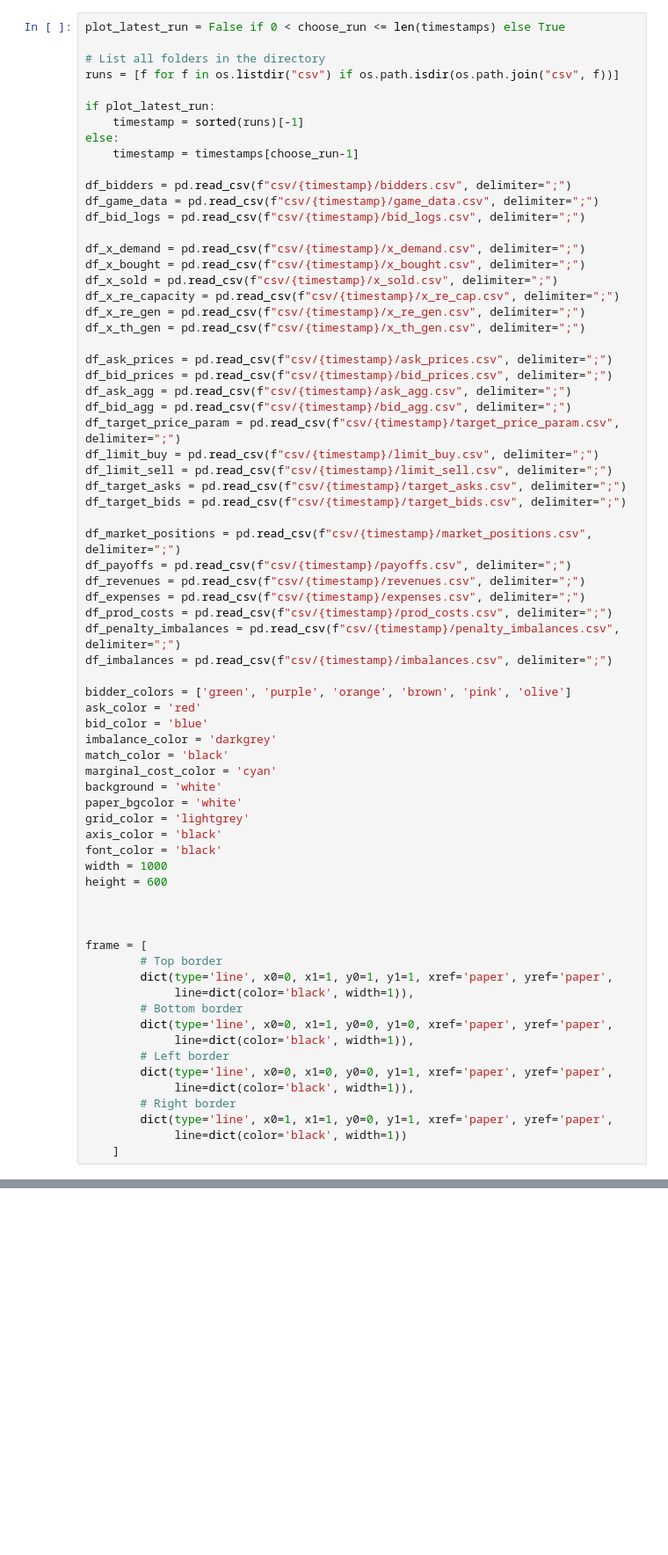
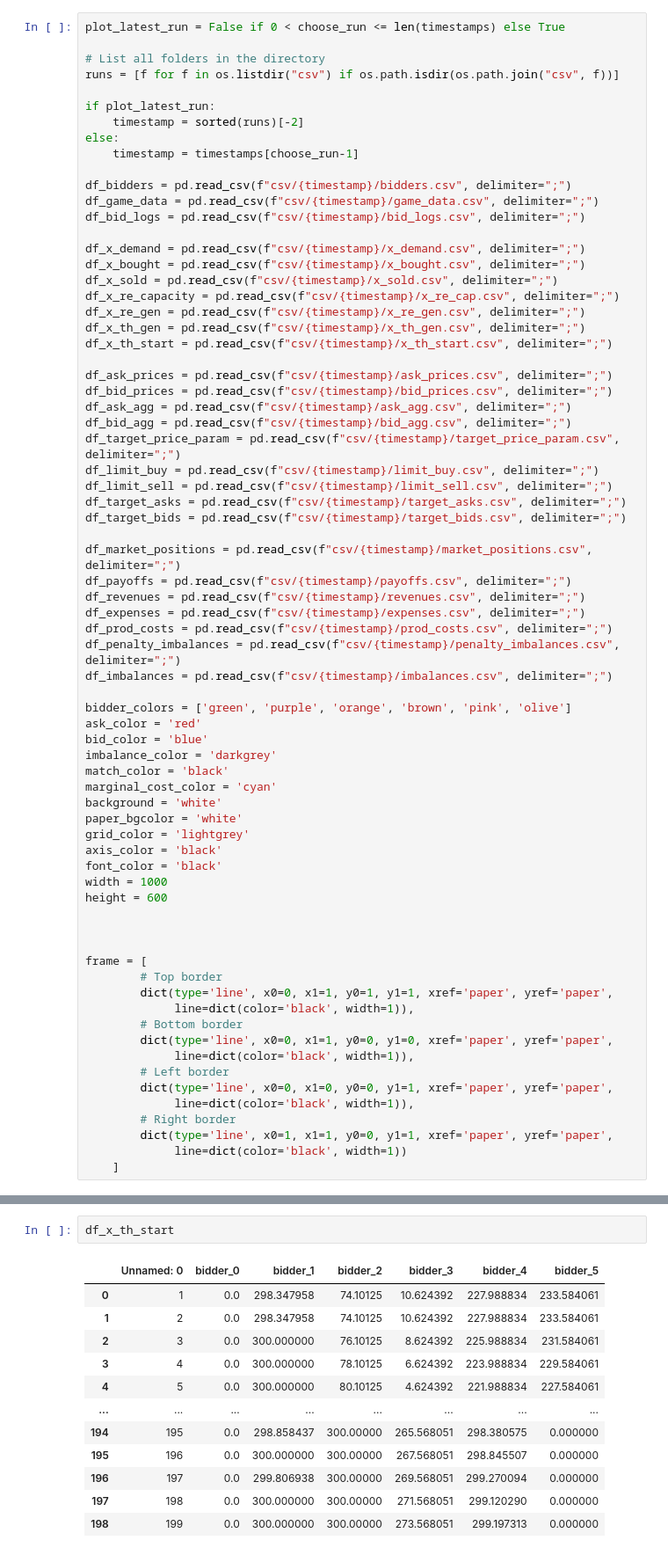
Before and after one commit to KenFelder/Spot-Market-Bidding, a Jupyter notebook: Sketchbook.ipynb, the cells around one changed output, grey strips where cells are left out. Shown at 88% size. Drawn from its saved outputs; the diff is of its cells as text; blank space fills up the shorter version.

```diff
--- a/Sketchbook.ipynb
+++ b/Sketchbook.ipynb
@@ -29,7 +34,7 @@ plot_latest_run = False if 0 < choose_run <= len(timestamps) else True
 runs = [f for f in os.listdir("csv") if os.path.isdir(os.path.join("csv", f))]
 
 if plot_latest_run:
-    timestamp = sorted(runs)[-1]
+    timestamp = sorted(runs)[-2]
 else:
     timestamp = timestamps[choose_run-1]
 
@@ -43,6 +48,7 @@ df_x_sold = pd.read_csv(f"csv/{timestamp}/x_sold.csv", delimiter=";")
 df_x_re_capacity = pd.read_csv(f"csv/{timestamp}/x_re_cap.csv", delimiter=";")
 df_x_re_gen = pd.read_csv(f"csv/{timestamp}/x_re_gen.csv", delimiter=";")
 df_x_th_gen = pd.read_csv(f"csv/{timestamp}/x_th_gen.csv", delimiter=";")
+df_x_th_start = pd.read_csv(f"csv/{timestamp}/x_th_start.csv", delimiter=";")
 
 df_ask_prices = pd.read_csv(f"csv/{timestamp}/ask_prices.csv", delimiter=";")
 df_bid_prices = pd.read_csv(f"csv/{timestamp}/bid_prices.csv", delimiter=";")
@@ -974,0 +739,15 @@ def calc_target_price(lambda_hat, lambda_max, limit_buy, limit_sell, aggressiven
+# %%
+df_x_th_start
+# %% [output]
+|  | Unnamed: 0 | bidder_0 | bidder_1 | bidder_2 | bidder_3 | bidder_4 | bidder_5 |
+| 0 | 1 | 0.0 | 298.347958 | 74.10125 | 10.624392 | 227.988834 | 233.584061 |
+| 1 | 2 | 0.0 | 298.347958 | 74.10125 | 10.624392 | 227.988834 | 233.584061 |
+| 2 | 3 | 0.0 | 300.000000 | 76.10125 | 8.624392 | 225.988834 | 231.584061 |
+| 3 | 4 | 0.0 | 300.000000 | 78.10125 | 6.624392 | 223.988834 | 229.584061 |
+| 4 | 5 | 0.0 | 300.000000 | 80.10125 | 4.624392 | 221.988834 | 227.584061 |
+| ... | ... | ... | ... | ... | ... | ... | ... |
+| 194 | 195 | 0.0 | 298.858437 | 300.00000 | 265.568051 | 298.380575 | 0.000000 |
+| 195 | 196 | 0.0 | 300.000000 | 300.00000 | 267.568051 | 298.845507 | 0.000000 |
+| 196 | 197 | 0.0 | 299.806938 | 300.00000 | 269.568051 | 299.270094 | 0.000000 |
+| 197 | 198 | 0.0 | 300.000000 | 300.00000 | 271.568051 | 299.120290 | 0.000000 |
+| 198 | 199 | 0.0 | 300.000000 | 300.00000 | 273.568051 | 299.197313 | 0.000000 |
```
Also changed, not shown: parts of 11 cells of this notebook.
